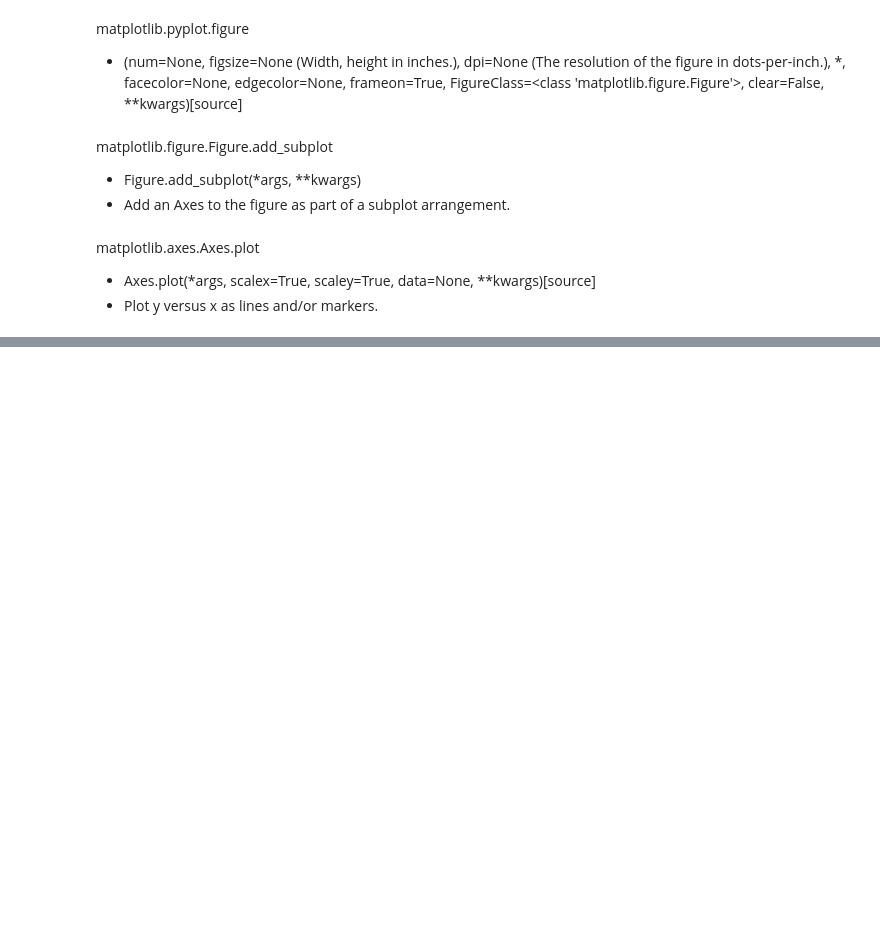
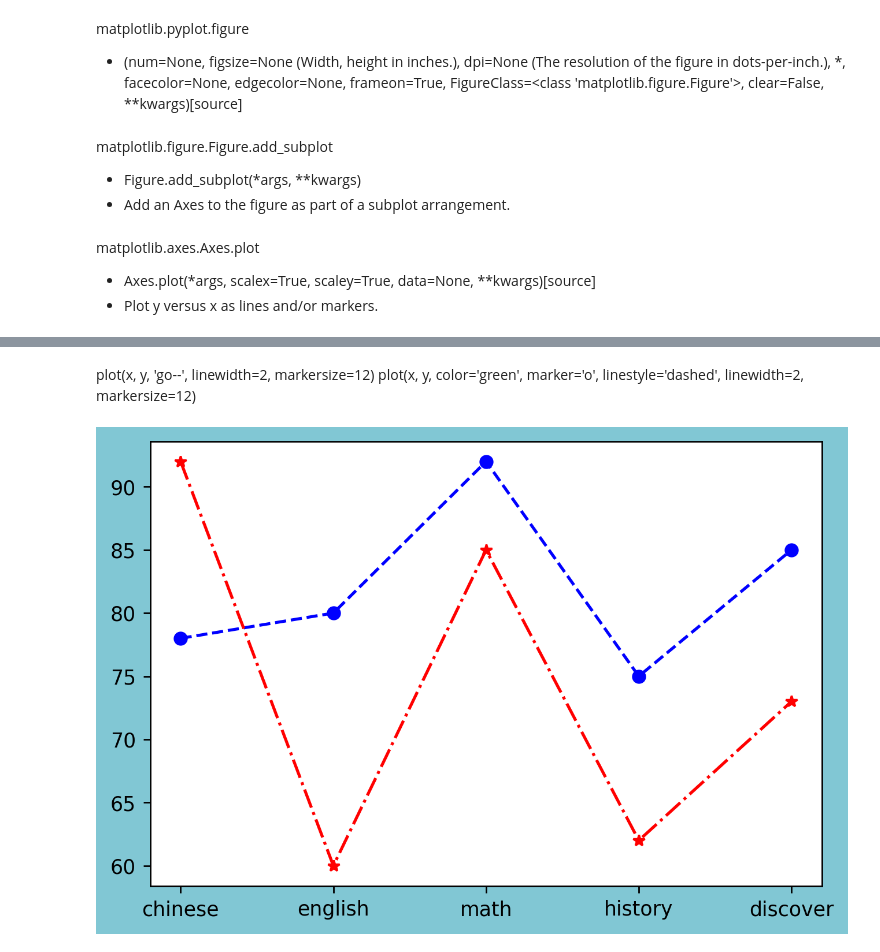
Before and after one commit to chihweihan/python_20240422_lesson2, a Jupyter notebook: lesson 15/lesson15_0.ipynb, the cells around one changed output, grey strips where cells are left out. Cells and saved outputs as stored; diff of their text form; code cells hidden in the pictures; blank space fills up the shorter version.

```diff
--- a/lesson 15/lesson15_0.ipynb
+++ b/lesson 15/lesson15_0.ipynb
@@ -56,0 +57,24 @@ plt.show()
+# %% [markdown]
+plot(x, y, 'go--', linewidth=2, markersize=12)
+plot(x, y, color='green', marker='o', linestyle='dashed', linewidth=2, markersize=12)
+# %%
+student1 = {'chinese':78, 'english':80, 'math':92, 'history':75, 'discover':85} #元素數量要記得
+student2 = {'chinese':92, 'english':60, 'math':85, 'history':62, 'discover':73}
+
+keys = student1.keys()
+subject:list[str] = list(keys)
+values = student1.values()
+values1 = list(values)
+values2 = list(student2.values())
+
+# 繪圖  dpi(解析度) facecolor(參考日本色票)
+import matplotlib.pyplot as plt
+figure = plt.figure(figsize=[6,4], dpi=250, facecolor='#81C7D4')
+axes = figure.add_subplot(1, 1, 1)   #一欄一列
+
+axes.plot(subject,values1, 'bo--') # (X軸,y軸, '[顏色][marker][style]')
+axes.plot(subject,values2, 'r*-.')
+
+plt.show()
+# %% [output]
+[figure, added]
```
Also changed, not shown: parts of 2 cells of this notebook.
